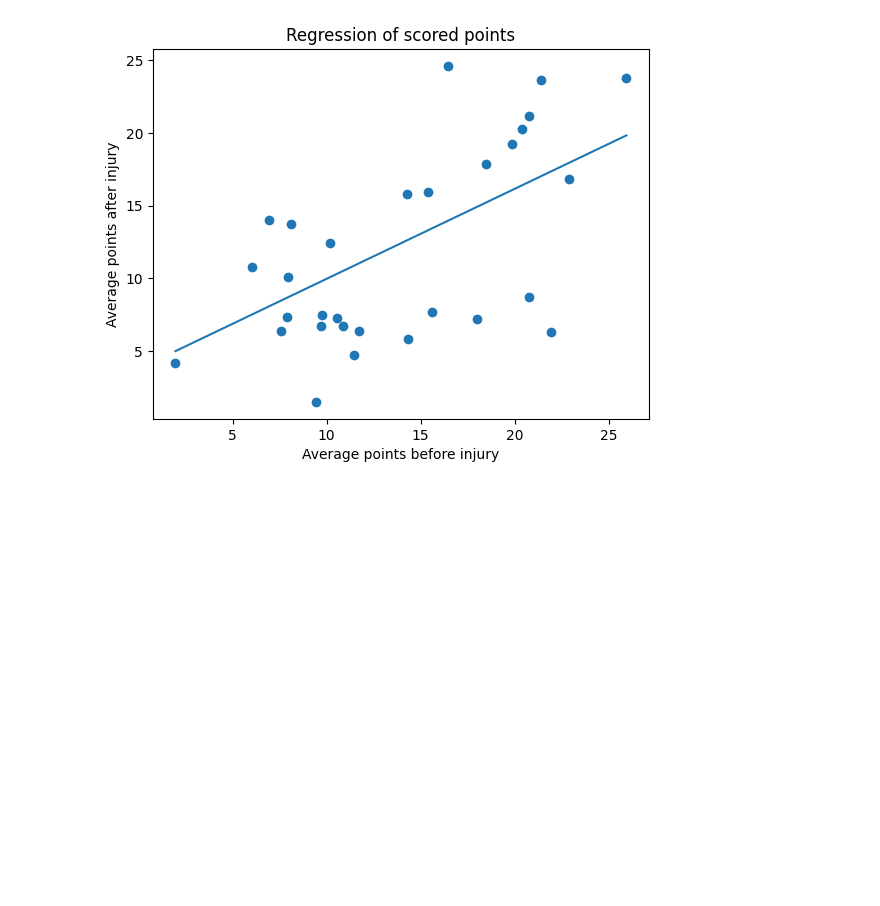
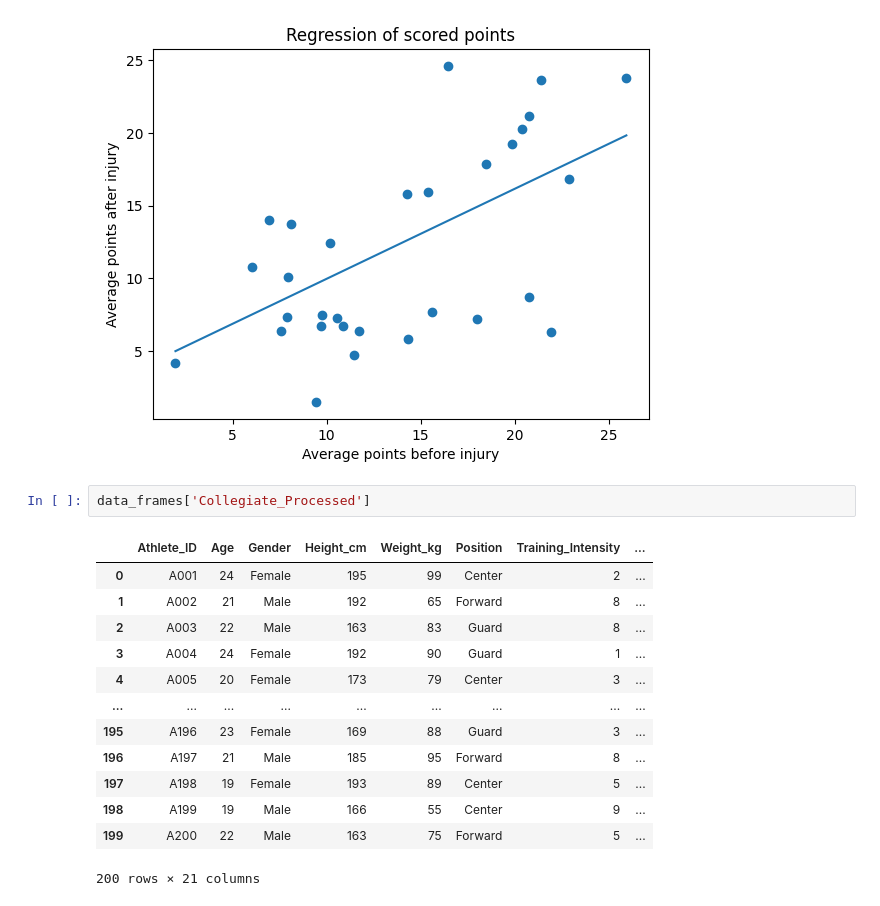
Before and after one commit to DavidUGGIT/DOP_Proyect_Injuries_In_Sports, a Jupyter notebook: Injuries_Analysis_Visualisation.ipynb, the cells around one changed output. Saved outputs shown, nothing was run; the diff lists cells and outputs as text; blank space fills up the shorter version.

```diff
--- a/Injuries_Analysis_Visualisation.ipynb
+++ b/Injuries_Analysis_Visualisation.ipynb
@@ -49,3 +49,19 @@ intercept = results_single.loc[0, 'Intercept']
 regression_plot(X_pts, Y_pts, intercept, coef, "Average points before injury", "Average points after injury", "Regression of scored points")
 # %% [output]
 [figure]
+# %%
+data_frames['Collegiate_Processed']
+# %% [output]
+|  | Athlete_ID | Age | Gender | Height_cm | Weight_kg | Position | Training_Intensity | ... |
+| 0 | A001 | 24 | Female | 195 | 99 | Center | 2 | ... |
+| 1 | A002 | 21 | Male | 192 | 65 | Forward | 8 | ... |
+| 2 | A003 | 22 | Male | 163 | 83 | Guard | 8 | ... |
+| 3 | A004 | 24 | Female | 192 | 90 | Guard | 1 | ... |
+| 4 | A005 | 20 | Female | 173 | 79 | Center | 3 | ... |
+| ... | ... | ... | ... | ... | ... | ... | ... | ... |
+| 195 | A196 | 23 | Female | 169 | 88 | Guard | 3 | ... |
+| 196 | A197 | 21 | Male | 185 | 95 | Forward | 8 | ... |
+| 197 | A198 | 19 | Female | 193 | 89 | Center | 5 | ... |
+| 198 | A199 | 19 | Male | 166 | 55 | Center | 9 | ... |
+| 199 | A200 | 22 | Male | 163 | 75 | Forward | 5 | ... |
+200 rows × 21 columns
```
Also changed, not shown: parts of 5 cells of this notebook, 2 other files.
